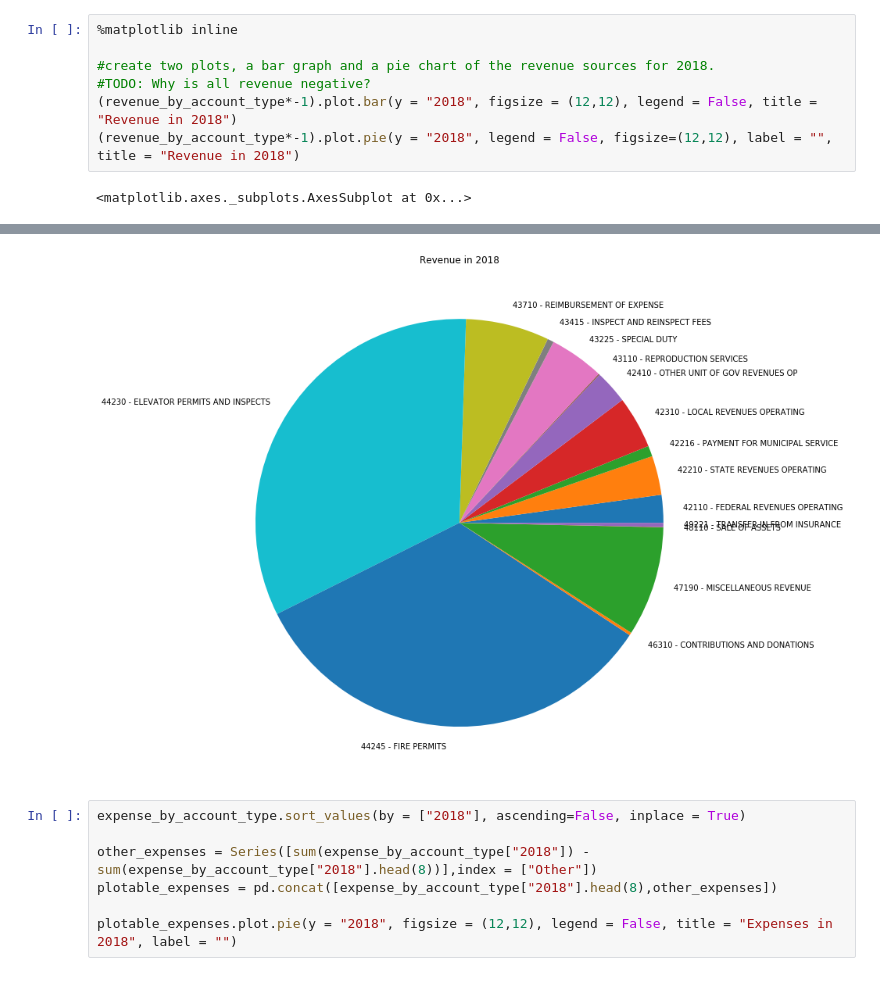
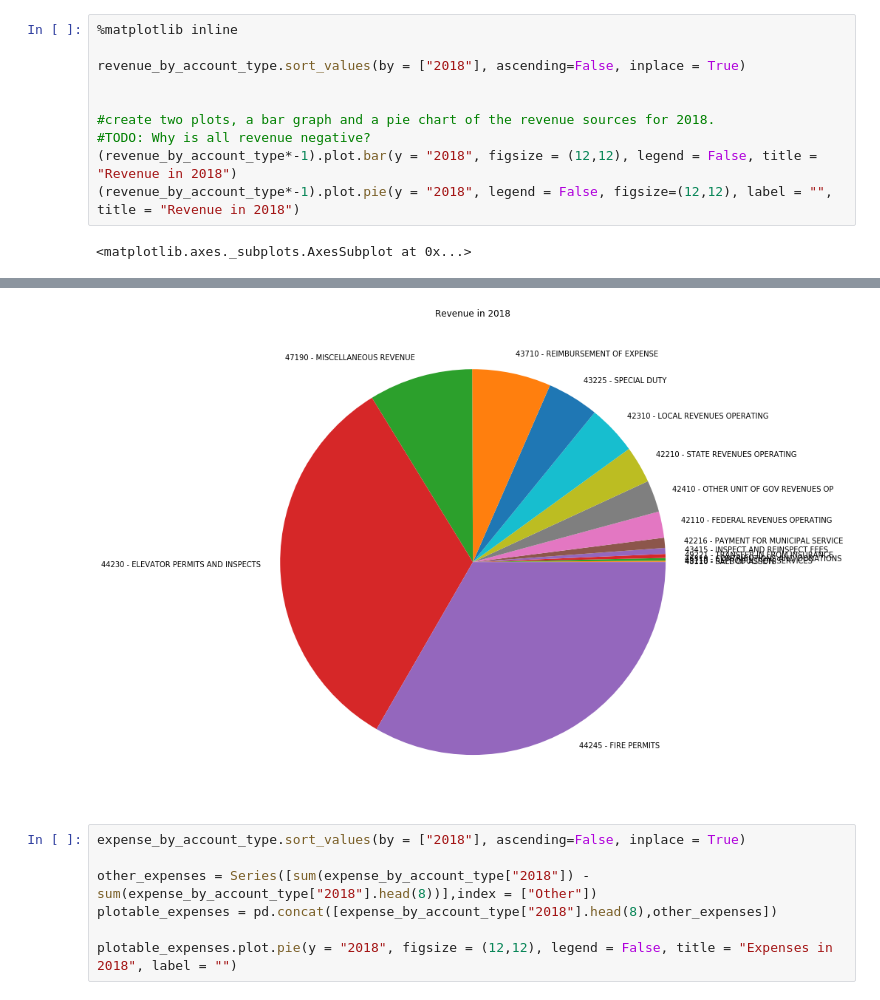
Before and after one commit to tylerharter/s19-city-t2, a Jupyter notebook: Fire/fire_analysis.ipynb, the cells around one changed output, grey strips where cells are left out. Drawn from its saved outputs; the diff is of its cells as text.

```diff
--- a/Fire/fire_analysis.ipynb
+++ b/Fire/fire_analysis.ipynb
@@ -52,5 +39,8 @@ See the caveats in the documentation: http://pandas.pydata.org/pandas-docs/stabl
 # %%
 %matplotlib inline
+
+revenue_by_account_type.sort_values(by = ["2018"], ascending=False, inplace = True)
+
 
 #create two plots, a bar graph and a pie chart of the revenue sources for 2018.
 #TODO: Why is all revenue negative?
@@ -62,4 +52,4 @@ See the caveats in the documentation: http://pandas.pydata.org/pandas-docs/stabl
-[figure, old version]
+[figure, new version]
 # %%
 expense_by_account_type.sort_values(by = ["2018"], ascending=False, inplace = True)
 
```
Also changed, not shown: parts of 5 cells of this notebook, 4 other files.
